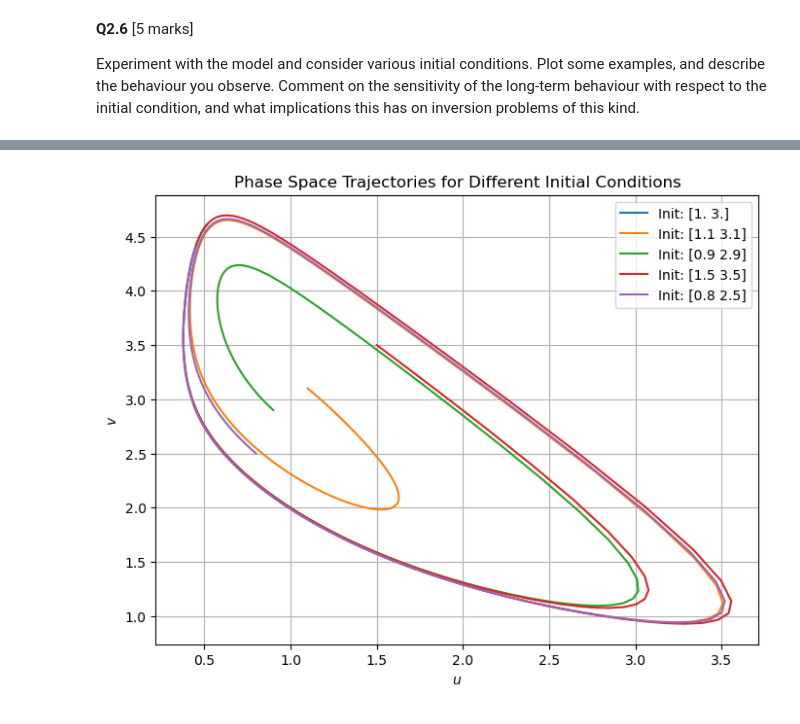
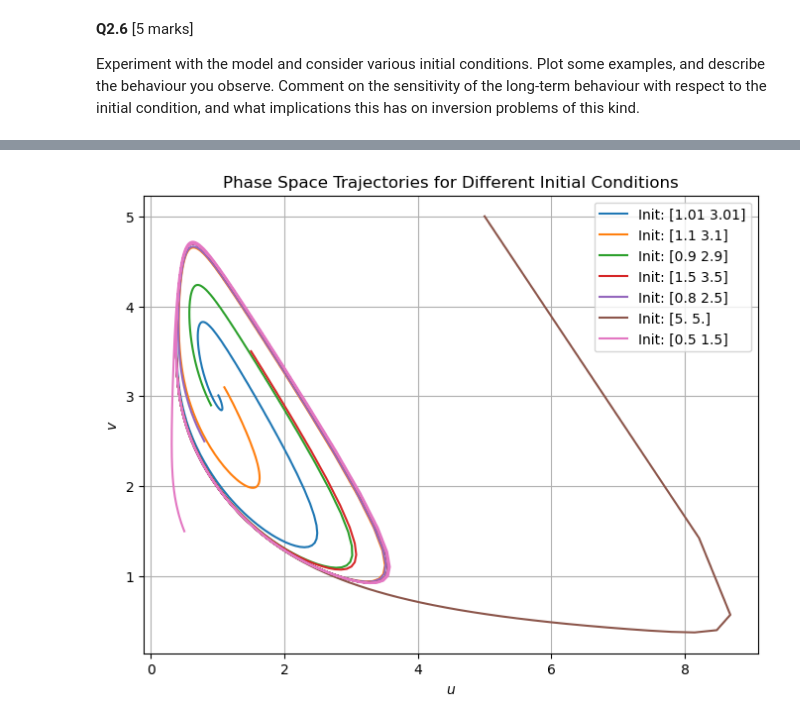
Before and after one commit to benedikt-samwer/inversion_and_optimization_2, a Jupyter notebook: Assessment2_pt2.ipynb, the cells around one changed output, grey strips where cells are left out. Drawn from its saved outputs; the diff is of its cells as text; code cells hidden in the pictures.

```diff
--- a/Assessment2_pt2.ipynb
+++ b/Assessment2_pt2.ipynb
@@ -435,12 +475,16 @@ def timestepper(u_initial, n_steps, dt=0.05, A=1, B=3):
         # For an initial guess, we often choose the previous solution
         # because we expect small changes between timesteps.
         # This helps the solver converge more quickly.
-        x0 = current_u.copy()
+        # Predict next step using explicit Euler
+        u_pred = current_u + dt * R(*current_u, A, B)
+
+        x0 = u_pred
+        #result = root(fun=F_wrap, jac=Fprime_wrap, x0=x0, method='hybr', tol=1e-12)
 
         # Solve the single-step problem
-        #result = root(fun=F_wrap, jac=Fprime_wrap, x0=x0, method='hybr', tol=1e-10)
-        result = root(fun=F_wrap, jac=Fprime_wrap, x0=x0, method='hybr')
-
+        result = root(fun=F_wrap, jac=Fprime_wrap, x0=x0, method='hybr', tol=1e-10)
+        #result = root(fun=F_wrap, jac=Fprime_wrap, x0=x0, method='hybr', tol=1e-11)
+        #result = root(fun=F_wrap, jac=Fprime_wrap, x0=x0, method='hybr', tol=1e-12, options={'maxfev': 1000})
         if not result.success:
             raise RuntimeError(f"Nonlinear solver failed at step {i} with message: {result.message}")
 
@@ -450,7 +494,7 @@ def timestepper(u_initial, n_steps, dt=0.05, A=1, B=3):
 
     return solutions
 
-# Example usage
+# Example test usage
 u_initial = np.array([1.0, 2.0])  # Initial condition
 n_steps = 50  # Number of timesteps
 solution = timestepper(u_initial, n_steps)
@@ -979,34 +1158,36 @@ import matplotlib.pyplot as plt
 
 # Define a set of initial conditions to test
 initial_conditions = [
-    np.array([1.0, 3.0]),
+    np.array([1.01, 3.01]),
     np.array([1.1, 3.1]),
     np.array([0.9, 2.9]),
     np.array([1.5, 3.5]),
-    np.array([0.8, 2.5])
+    np.array([0.8, 2.5]),
+    np.array([5., 5.]),
+    np.array([0.5, 1.5])
 ]
 
 # Number of timesteps
-n_steps = 200
+n_steps = 400
 
 # Run the model for each initial condition and store results
 trajectories = []
 for u0 in initial_conditions:
     trajectory = timestepper(u0, n_steps)
     trajectories.append(trajectory)
 
 # Plot the phase space trajectories
 plt.figure(figsize=(8,6))
 for i, traj in enumerate(trajectories):
     u_vals = [state[0] for state in traj]
     v_vals = [state[1] for state in traj]
     plt.plot(u_vals, v_vals, label=f"Init: {initial_conditions[i]}")
 
 plt.xlabel("$u$")
 plt.ylabel("$v$")
 plt.title("Phase Space Trajectories for Different Initial Conditions")
 plt.legend()
 plt.grid()
 plt.show()
 # %% [output]
-[figure, old version]
+[figure, new version]
```
Also changed, not shown: parts of 25 cells of this notebook, 2 other files.
